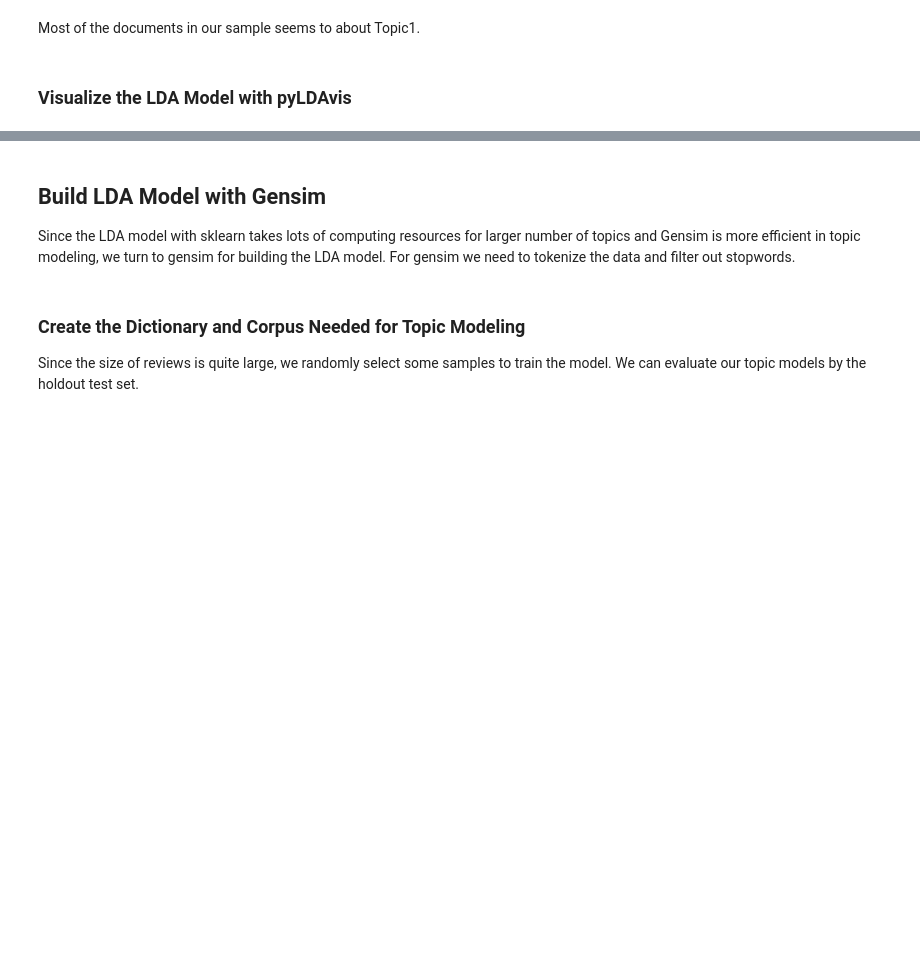
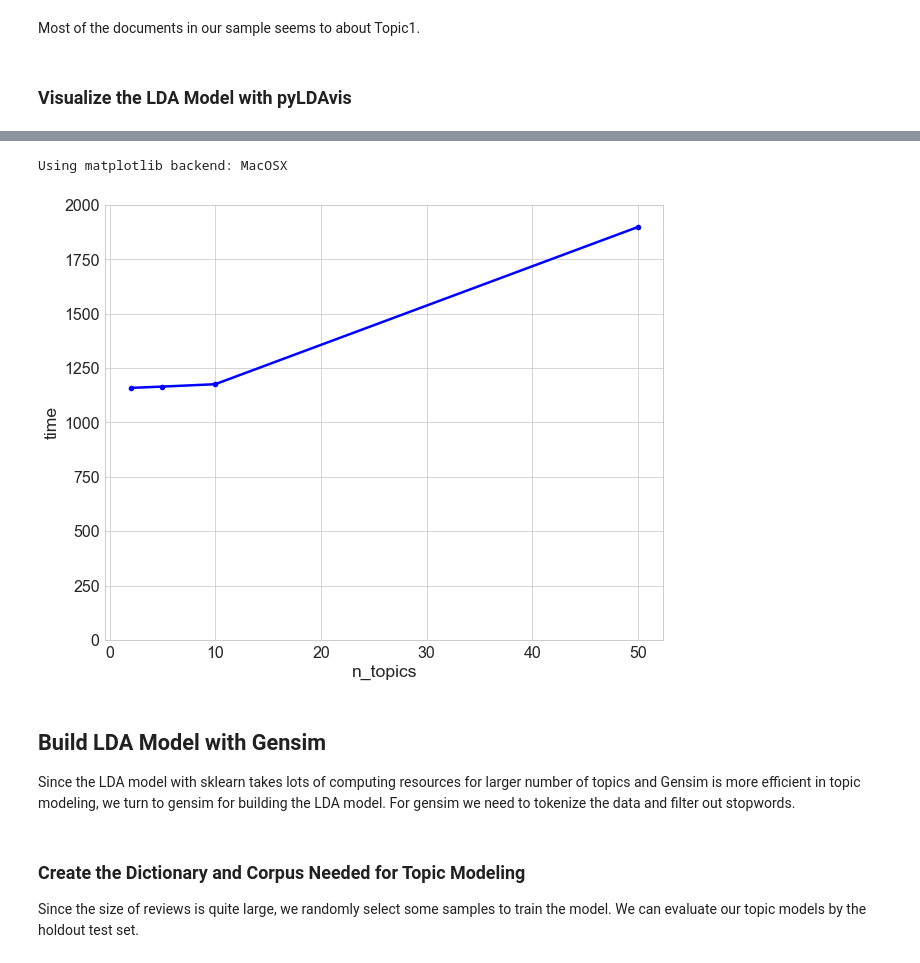
Before and after one commit to phyhouhou/SpringboardProjects, a Jupyter notebook: SecondCapstoneProject/2ndCapstoneProjectFinalReport/SecondCapstoneProject_NLP_ML.ipynb, the cells around one changed output, grey strips where cells are left out. Drawn from its saved outputs; the diff is of its cells as text; code cells hidden in the pictures; blank space fills up the shorter version.

```diff
--- a/SecondCapstoneProject/2ndCapstoneProjectFinalReport/SecondCapstoneProject_NLP_ML.ipynb
+++ b/SecondCapstoneProject/2ndCapstoneProjectFinalReport/SecondCapstoneProject_NLP_ML.ipynb
@@ -829,3 +864,13 @@ pyLDAvis.save_html(lda_display_sk, 'skldan5.html')
+# %%
+import matplotlib.pyplot as plt
+%matplotlib
+plt.plot([2,5,10,50],[1159,1165,1176,1899],'bo-')
+plt.ylim(0,2000)
+plt.xlabel('n_topics')
+plt.ylabel('time');
+# %% [output]
+Using matplotlib backend: MacOSX
+[figure, added]
 # %% [markdown]
 ## Build LDA Model with Gensim
 Since the LDA model with sklearn takes lots of computing resources for larger number of topics and Gensim is more efficient in topic modeling, we turn to gensim for building the LDA model. For gensim we need to tokenize the data and filter out stopwords.
```
Also changed, not shown: parts of 67 cells of this notebook, 3 other files.
